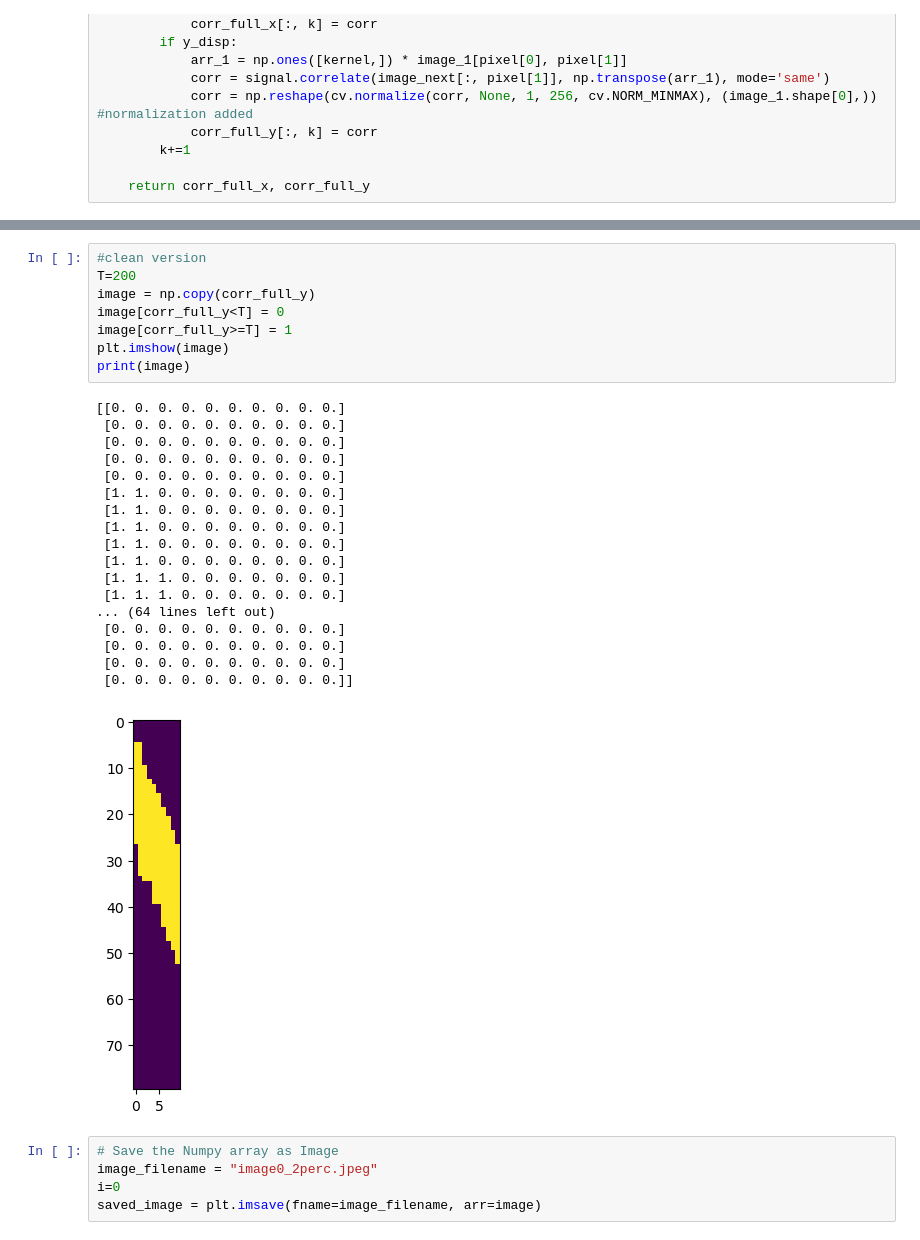
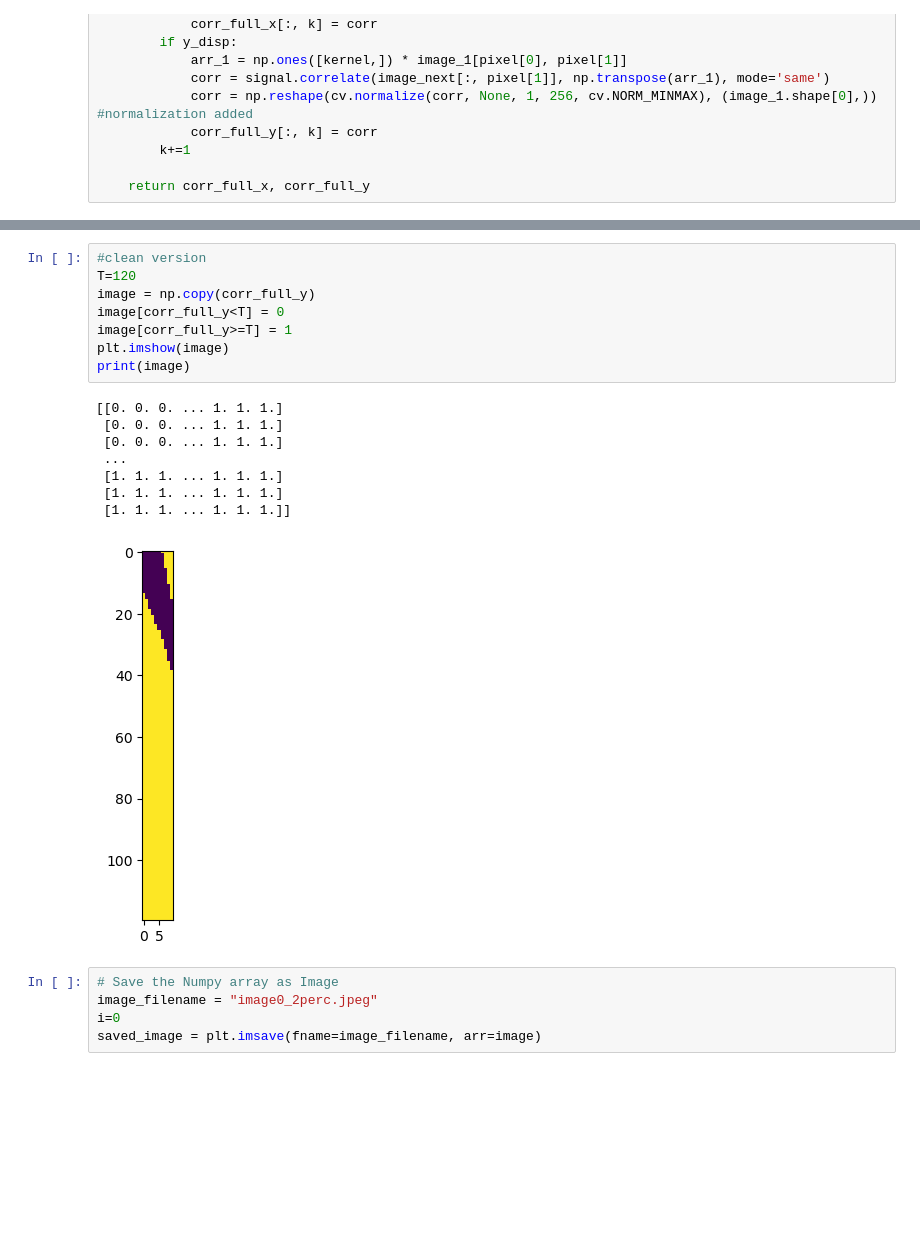
Before and after one commit to ecominator/optical_elastography, a Jupyter notebook: slope_detect_img_processing.ipynb, the cells around one changed output, grey strips where cells are left out. Cells and saved outputs as stored; diff of their text form; blank space fills up the shorter version.

```diff
--- a/slope_detect_img_processing.ipynb
+++ b/slope_detect_img_processing.ipynb
@@ -88,30 +85,20 @@ print(corr_full_y)
 # %%
 #clean version
-T=200
+T=120
 image = np.copy(corr_full_y)
 image[corr_full_y<T] = 0
 image[corr_full_y>=T] = 1
 plt.imshow(image)
 print(image)
 # %% [output]
-[[0. 0. 0. 0. 0. 0. 0. 0. 0. 0.]
- [0. 0. 0. 0. 0. 0. 0. 0. 0. 0.]
- [0. 0. 0. 0. 0. 0. 0. 0. 0. 0.]
- [0. 0. 0. 0. 0. 0. 0. 0. 0. 0.]
- [0. 0. 0. 0. 0. 0. 0. 0. 0. 0.]
- [1. 1. 0. 0. 0. 0. 0. 0. 0. 0.]
- [1. 1. 0. 0. 0. 0. 0. 0. 0. 0.]
- [1. 1. 0. 0. 0. 0. 0. 0. 0. 0.]
- [1. 1. 0. 0. 0. 0. 0. 0. 0. 0.]
- [1. 1. 0. 0. 0. 0. 0. 0. 0. 0.]
- [1. 1. 1. 0. 0. 0. 0. 0. 0. 0.]
- [1. 1. 1. 0. 0. 0. 0. 0. 0. 0.]
-... (64 lines left out)
- [0. 0. 0. 0. 0. 0. 0. 0. 0. 0.]
- [0. 0. 0. 0. 0. 0. 0. 0. 0. 0.]
- [0. 0. 0. 0. 0. 0. 0. 0. 0. 0.]
- [0. 0. 0. 0. 0. 0. 0. 0. 0. 0.]]
+[[0. 0. 0. ... 1. 1. 1.]
+ [0. 0. 0. ... 1. 1. 1.]
+ [0. 0. 0. ... 1. 1. 1.]
+ ...
+ [1. 1. 1. ... 1. 1. 1.]
+ [1. 1. 1. ... 1. 1. 1.]
+ [1. 1. 1. ... 1. 1. 1.]]
-[figure, old version]
+[figure, new version]
 # %%
 # Save the Numpy array as Image
 image_filename = "image0_2perc.jpeg"
```
Also changed, not shown: parts of 11 cells of this notebook, 4 other files.
